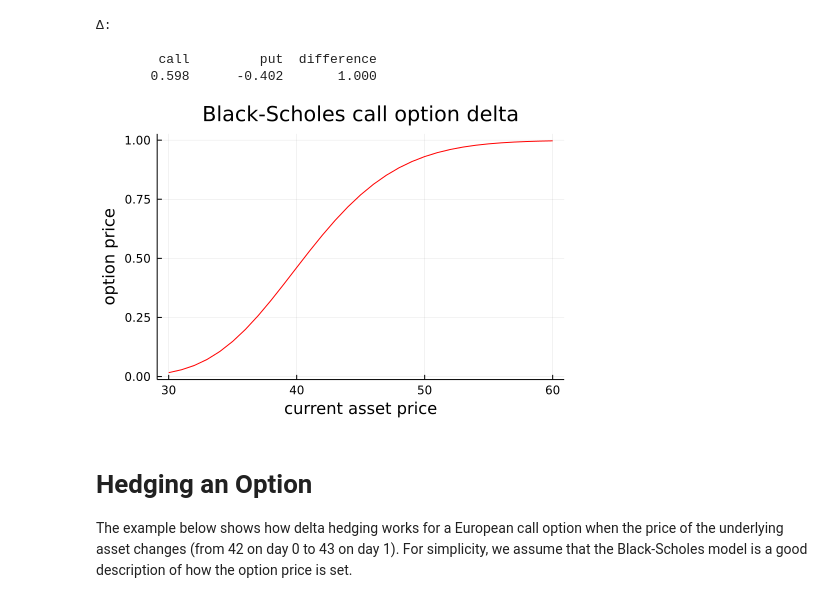
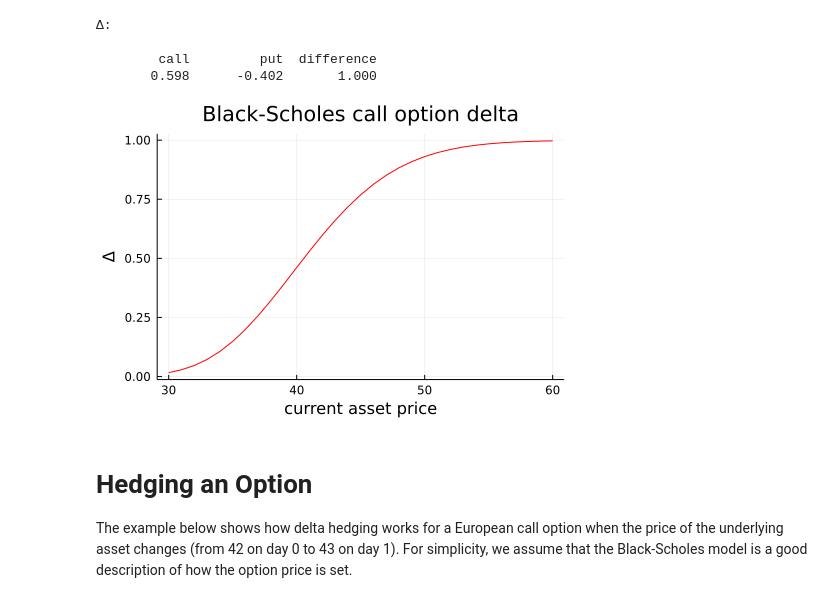
Before and after one commit to PaulSoderlind/FinancialTheoryMSc, a Jupyter notebook: Ch22_Options4.ipynb, the cells around one changed output. Drawn from its saved outputs; the diff is of its cells as text; code cells hidden in the pictures.

```diff
--- a/Ch22_Options4.ipynb
+++ b/Ch22_Options4.ipynb
@@ -74,16 +74,16 @@ printmat([Δ_c Δ_p (Δ_c-Δ_p)],colNames=["call","put","difference"],width=12)
 # %%
 S_range     = 30:60          #different spot prices
 Δ_c_S_range = OptionDelta.(S_range,K,m,y,σ)
 
 p1 = plot( S_range,Δ_c_S_range,
            linecolor = :red,
            legend = false,
            title = "Black-Scholes call option delta",
            xlabel = "current asset price",
-           ylabel = "option price" )
+           ylabel = "Δ" )
 display(p1)
 # %% [output]
-[figure, old version]
+[figure, new version]
 # %% [markdown]
 # Hedging an Option
 
```
Also changed, not shown: parts of 2 cells of this notebook, 7 other files.
